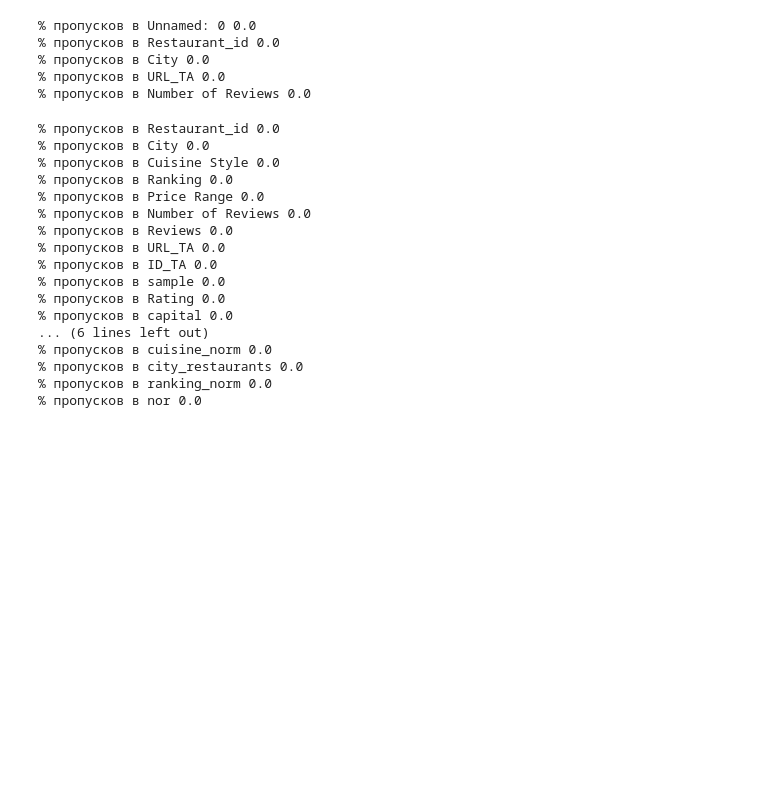
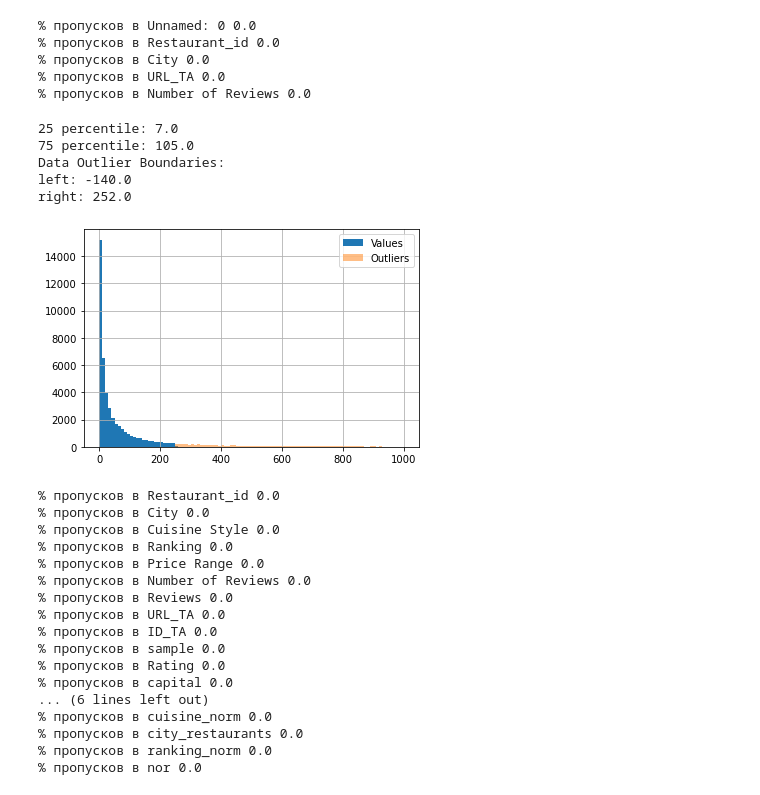
Before and after one commit to maximka1980/SF_DSPRO, a Jupyter notebook: module_3/MAIN - project3.ipynb, the cells around one changed output. Saved outputs shown, nothing was run; the diff lists cells and outputs as text; code cells hidden in the pictures; blank space fills up the shorter version.

```diff
--- a/module_3/MAIN - project3.ipynb
+++ b/module_3/MAIN - project3.ipynb
@@ -686,6 +716,14 @@ missing_data(df_pars)
 # %%
 #заменим данные в признаке на данные полученные с сайта
 df['Number of Reviews']=df_pars['Number of Reviews']
+hist_outliers('Number of Reviews',1000)
+# %% [output]
+25 percentile: 7.0
+75 percentile: 105.0
+Data Outlier Boundaries:
+left: -140.0
+right: 252.0
+[figure, added]
 # %%
 #делаем бэкап на всякий случай
 backup = df
```
Also changed, not shown: parts of 5 cells of this notebook, 3 other files.
